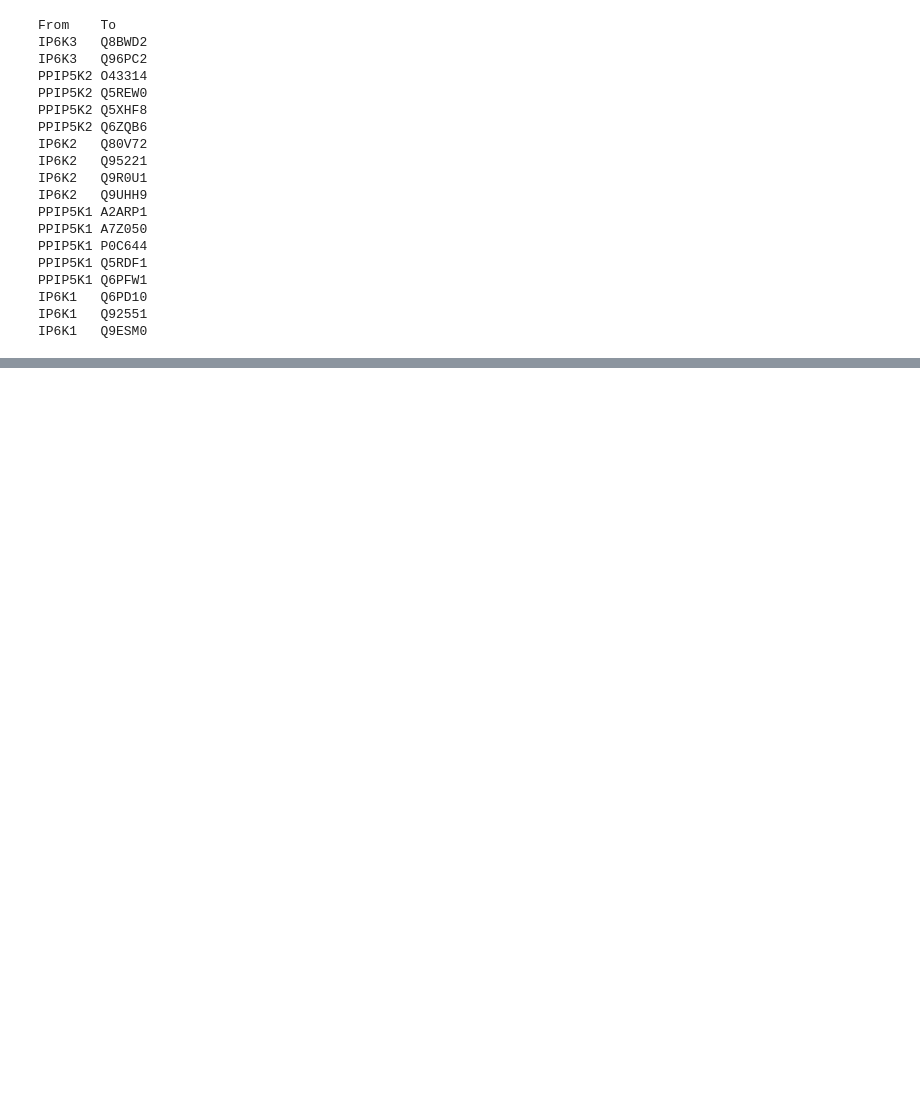
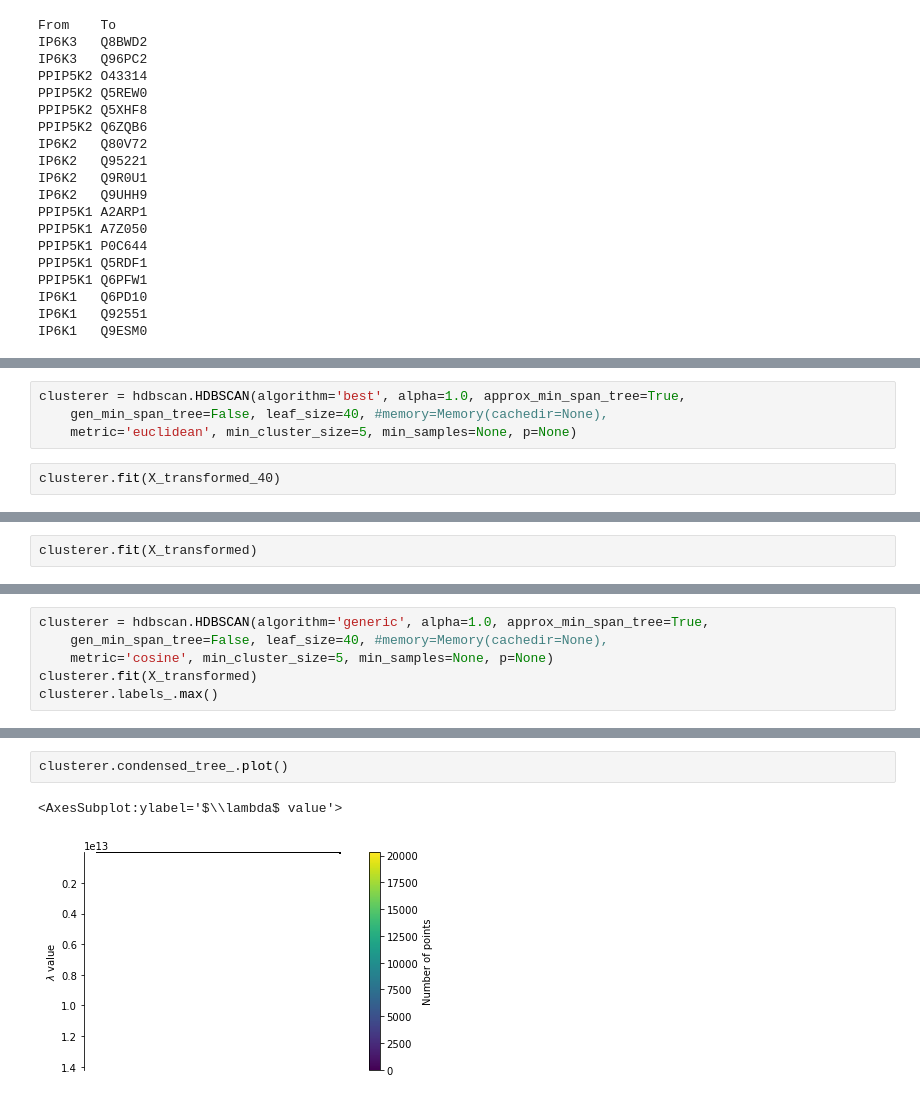
Before and after one commit to dptrsa-300/pss, a Jupyter notebook: DBSCAN on DeepFold.ipynb, the cells around one changed output, grey strips where cells are left out. Cells and saved outputs as stored; diff of their text form; blank space fills up the shorter version.

Commit message:
Tried HDBSCAN and also cosine sim instead of euclid

```diff
--- a/DBSCAN on DeepFold.ipynb
+++ b/DBSCAN on DeepFold.ipynb
@@ -919,0 +1056,6 @@ IP6K1   Q9ESM0
+# %%
+clusterer = hdbscan.HDBSCAN(algorithm='best', alpha=1.0, approx_min_span_tree=True,
+    gen_min_span_tree=False, leaf_size=40, #memory=Memory(cachedir=None),
+    metric='euclidean', min_cluster_size=5, min_samples=None, p=None)
+# %%
+clusterer.fit(X_transformed_40)
@@ -919,0 +1094,2 @@ IP6K1   Q9ESM0
+# %%
+clusterer.fit(X_transformed)
@@ -919,0 +1159,6 @@ IP6K1   Q9ESM0
+# %%
+clusterer = hdbscan.HDBSCAN(algorithm='generic', alpha=1.0, approx_min_span_tree=True,
+    gen_min_span_tree=False, leaf_size=40, #memory=Memory(cachedir=None),
+    metric='cosine', min_cluster_size=5, min_samples=None, p=None)
+clusterer.fit(X_transformed)
+clusterer.labels_.max()
@@ -919,0 +1187,5 @@ IP6K1   Q9ESM0
+# %%
+clusterer.condensed_tree_.plot()
+# %% [output]
+<AxesSubplot:ylabel='$\\lambda$ value'>
+[figure, added]
```
Also changed, not shown: parts of 32 cells of this notebook.
